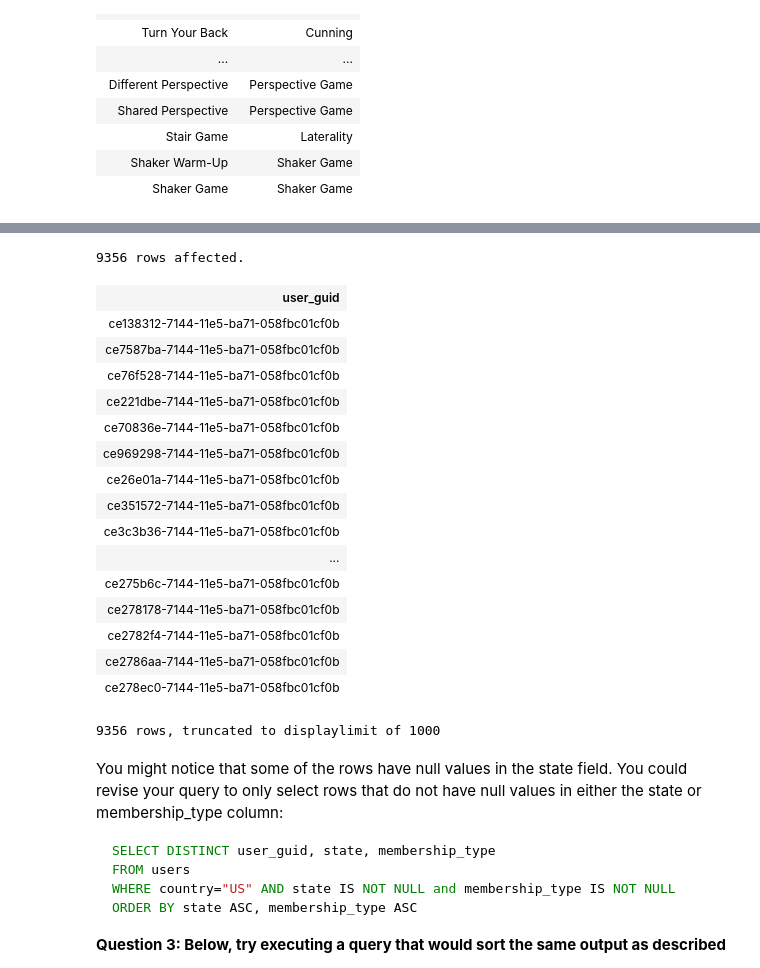
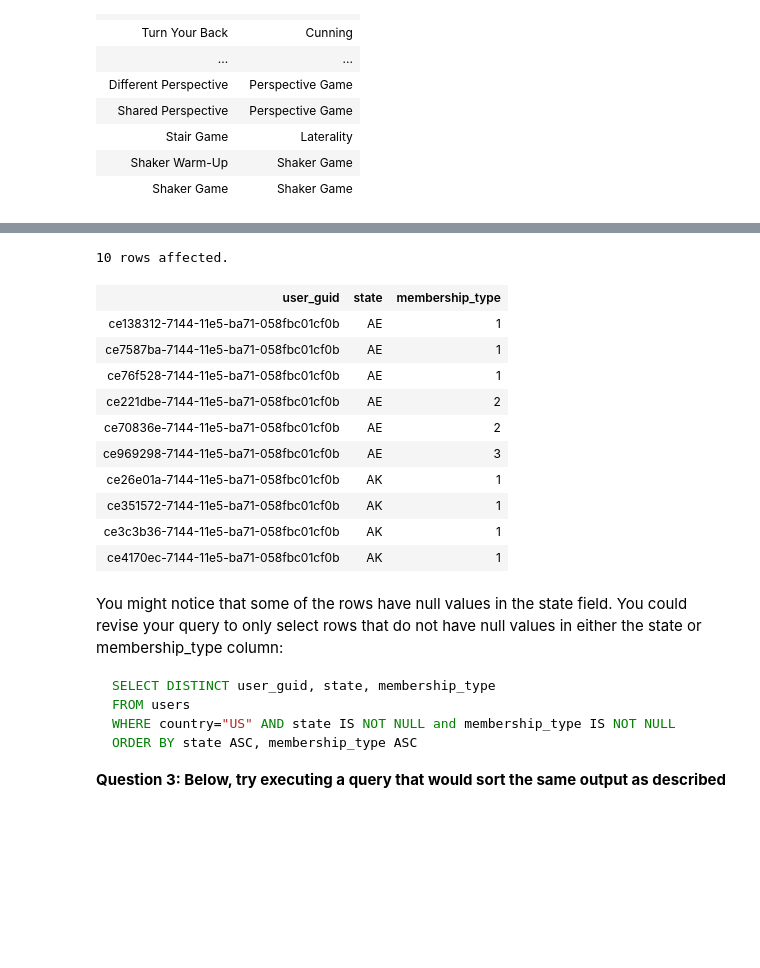
Before and after one commit to mchotfunk/Managing-BigData-With-MySQL, a Jupyter notebook: MySQL_03_Formatting_Selected_Data.ipynb, the cells around one changed output, grey strips where cells are left out. Cells and saved outputs as stored; diff of their text form; code cells hidden in the pictures; blank space fills up the shorter version.

```diff
--- a/MySQL_03_Formatting_Selected_Data.ipynb
+++ b/MySQL_03_Formatting_Selected_Data.ipynb
@@ -298,28 +283,23 @@ ORDER BY state ASC, membership_type ASC
 # %%
 %%sql
 SELECT DISTINCT user_guid, state, membership_type
 FROM users
 WHERE country= "US"
 ORDER BY state, membership_type
+LIMIT 10;
 # %% [output]
-9356 rows affected.
+10 rows affected.
-| user_guid |
-| ce138312-7144-11e5-ba71-058fbc01cf0b |
-| ce7587ba-7144-11e5-ba71-058fbc01cf0b |
-| ce76f528-7144-11e5-ba71-058fbc01cf0b |
-| ce221dbe-7144-11e5-ba71-058fbc01cf0b |
-| ce70836e-7144-11e5-ba71-058fbc01cf0b |
-| ce969298-7144-11e5-ba71-058fbc01cf0b |
-| ce26e01a-7144-11e5-ba71-058fbc01cf0b |
-| ce351572-7144-11e5-ba71-058fbc01cf0b |
-| ce3c3b36-7144-11e5-ba71-058fbc01cf0b |
-| ... |
-| ce275b6c-7144-11e5-ba71-058fbc01cf0b |
-| ce278178-7144-11e5-ba71-058fbc01cf0b |
-| ce2782f4-7144-11e5-ba71-058fbc01cf0b |
-| ce2786aa-7144-11e5-ba71-058fbc01cf0b |
-| ce278ec0-7144-11e5-ba71-058fbc01cf0b |
+| user_guid | state | membership_type |
+| ce138312-7144-11e5-ba71-058fbc01cf0b | AE | 1 |
+| ce7587ba-7144-11e5-ba71-058fbc01cf0b | AE | 1 |
+| ce76f528-7144-11e5-ba71-058fbc01cf0b | AE | 1 |
+| ce221dbe-7144-11e5-ba71-058fbc01cf0b | AE | 2 |
+| ce70836e-7144-11e5-ba71-058fbc01cf0b | AE | 2 |
+| ce969298-7144-11e5-ba71-058fbc01cf0b | AE | 3 |
+| ce26e01a-7144-11e5-ba71-058fbc01cf0b | AK | 1 |
+| ce351572-7144-11e5-ba71-058fbc01cf0b | AK | 1 |
+| ce3c3b36-7144-11e5-ba71-058fbc01cf0b | AK | 1 |
+| ce4170ec-7144-11e5-ba71-058fbc01cf0b | AK | 1 |
-9356 rows, truncated to displaylimit of 1000
 # %% [markdown]
 You might notice that some of the rows have null values in the state field.  You could revise your query to only select rows that do not have null values in either the state or membership_type column:
 
```
Also changed, not shown: parts of 7 cells of this notebook, 1 other file.
